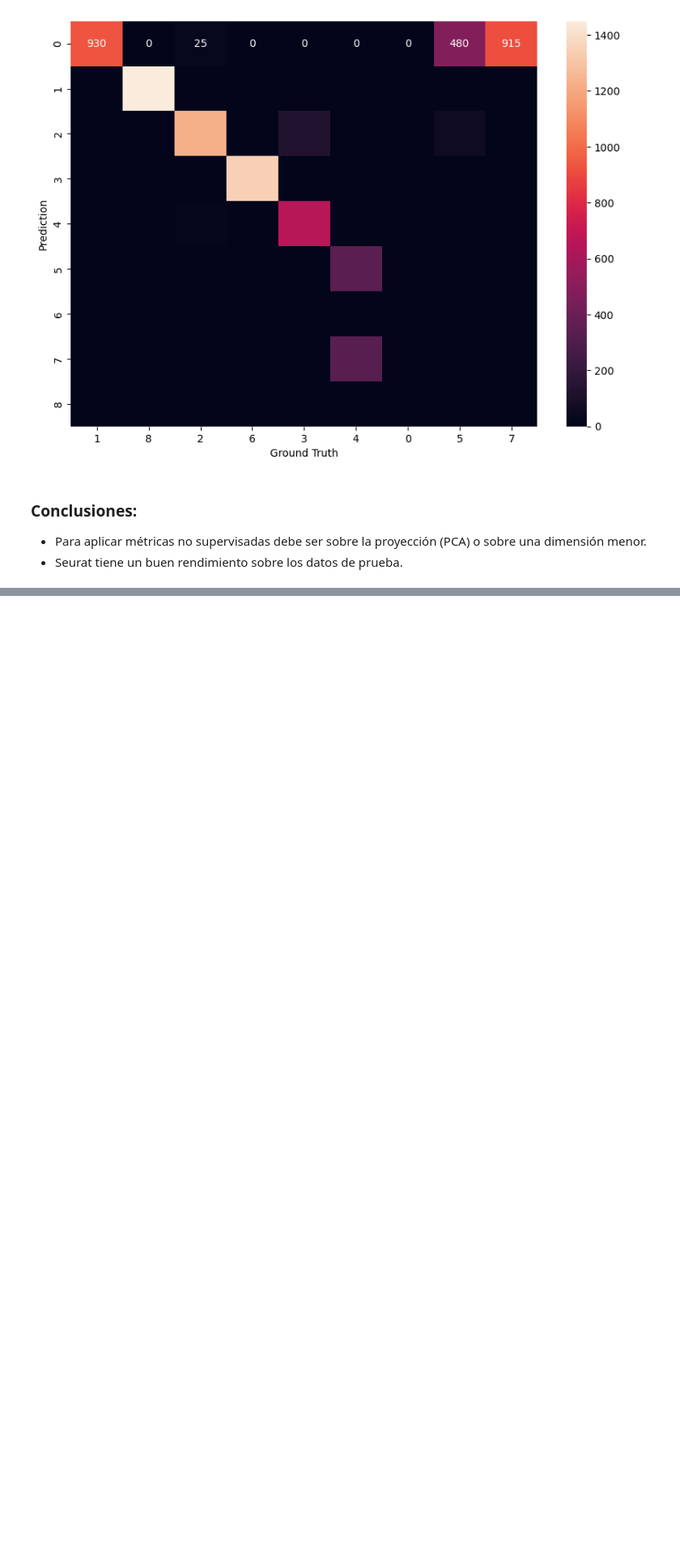
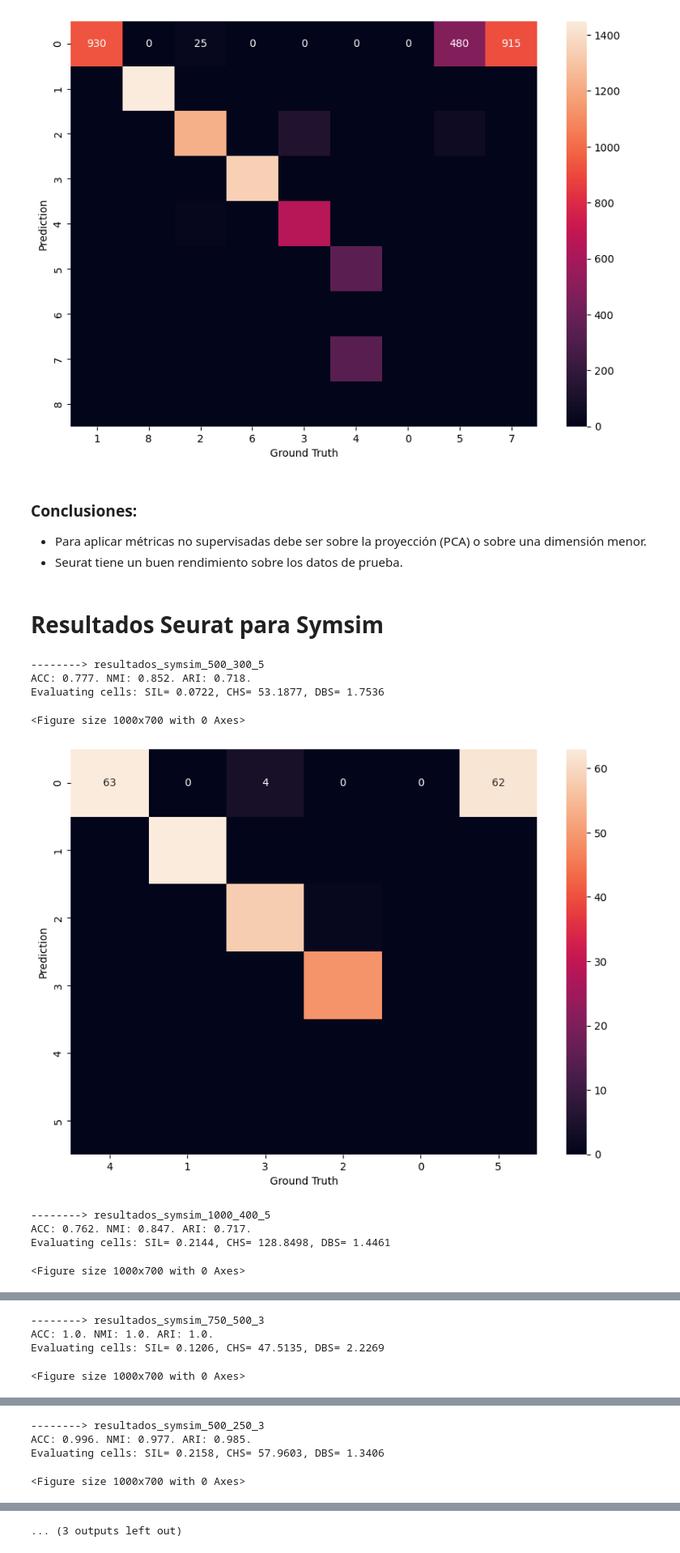
Before and after one commit to mroblesquantil/SingleCellAnalysis, a Jupyter notebook: Datos de prueba/resultados_seurat.ipynb, the cells around one changed output, grey strips where cells are left out. Shown at 81% size. Saved outputs shown, nothing was run; the diff lists cells and outputs as text; code cells hidden in the pictures; blank space fills up the shorter version.

Commit message:
Graph based

```diff
--- a/Datos de prueba/resultados_seurat.ipynb
+++ b/Datos de prueba/resultados_seurat.ipynb
@@ -143,3 +146,5 @@ cluster_acc_plot(y_nb, clusters_nb)
 
 - Para aplicar métricas no supervisadas debe ser sobre la proyección (PCA) o sobre una dimensión menor.
 - Seurat tiene un buen rendimiento sobre los datos de prueba.
+# %% [markdown]
+# Resultados Seurat para Symsim
@@ -145,0 +156,30 @@ cluster_acc_plot(y_nb, clusters_nb)
+# %%
+for f in glob('generados/symsim/*'):
+    name = f.split('.h5')[0].split('/')[-1].replace('clusters', 'resultados')
+    print('\n-------->', name)
+
+    results = pd.read_csv('resultados_symsim_seurat/' + name + '.csv').seurat_clusters
+
+    with h5py.File(f) as file:
+        X = np.array(file['X'])
+        y = np.array(file['Y']).flatten()
+
+    acc = round(cluster_acc(y, results),3)
+    nmi = round(metrics.normalized_mutual_info_score(y, results),3)
+    ari = round(metrics.adjusted_rand_score(y, results),3)
+
+    print(f"ACC: {acc}. NMI: {nmi}. ARI: {ari}.")
+    unsupervised_metrics(X, results)
+
+    fig = cluster_acc_plot(y, results)
+    plt.show()
+# %% [output]
+--------> resultados_symsim_500_300_5
+ACC: 0.777. NMI: 0.852. ARI: 0.718.
+Evaluating cells: SIL= 0.0722, CHS= 53.1877, DBS= 1.7536
+<Figure size 1000x700 with 0 Axes>
+[figure, added]
+--------> resultados_symsim_1000_400_5
+ACC: 0.762. NMI: 0.847. ARI: 0.717.
+Evaluating cells: SIL= 0.2144, CHS= 128.8498, DBS= 1.4461
+<Figure size 1000x700 with 0 Axes>
@@ -145,0 +187,4 @@ cluster_acc_plot(y_nb, clusters_nb)
+--------> resultados_symsim_750_500_3
+ACC: 1.0. NMI: 1.0. ARI: 1.0.
+Evaluating cells: SIL= 0.1206, CHS= 47.5135, DBS= 2.2269
+<Figure size 1000x700 with 0 Axes>
@@ -145,0 +192,4 @@ cluster_acc_plot(y_nb, clusters_nb)
+--------> resultados_symsim_500_250_3
+ACC: 0.996. NMI: 0.977. ARI: 0.985.
+Evaluating cells: SIL= 0.2158, CHS= 57.9603, DBS= 1.3406
+<Figure size 1000x700 with 0 Axes>
@@ -145,0 +197 @@ cluster_acc_plot(y_nb, clusters_nb)
+... (3 outputs left out)
```
Also changed, not shown: parts of 3 cells of this notebook, 24 other files.
